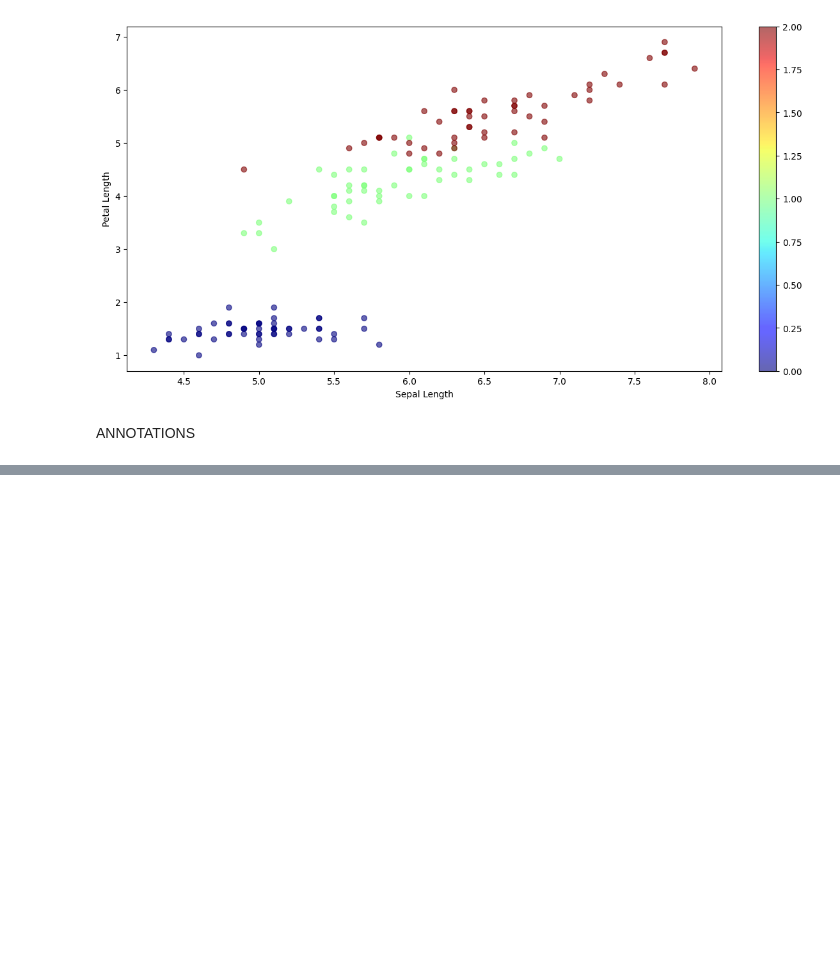
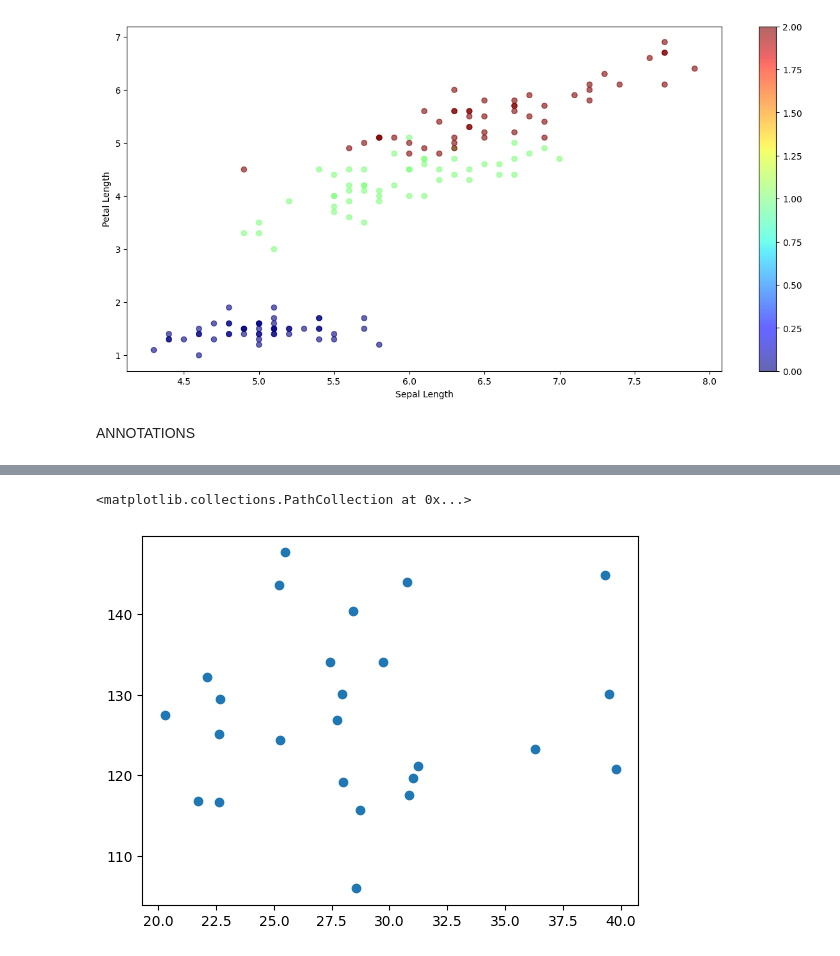
Before and after one commit to hrishavraj89/advanced_matplotlib, a Jupyter notebook: notebook.ipynb, the cells around one changed output, grey strips where cells are left out. Cells and saved outputs as stored; diff of their text form; code cells hidden in the pictures; blank space fills up the shorter version.

```diff
--- a/notebook.ipynb
+++ b/notebook.ipynb
@@ -44,0 +57,3 @@ ANNOTATIONS
+# %%
+batters = pd.read_csv('batter.csv')
+batters
@@ -44,0 +78,4 @@ ANNOTATIONS
+# %%
+#randomly sselecting 25 batsman from top 100
+sample_df = batters.head(100).sample(25, random_state = 5)
+sample_df
@@ -44,0 +100,5 @@ ANNOTATIONS
+# %%
+plt.scatter(sample_df['avg'], sample_df['strike_rate'])
+# %% [output]
+<matplotlib.collections.PathCollection at 0x...>
+[figure, added]
```
Also changed, not shown: parts of 6 cells of this notebook.
